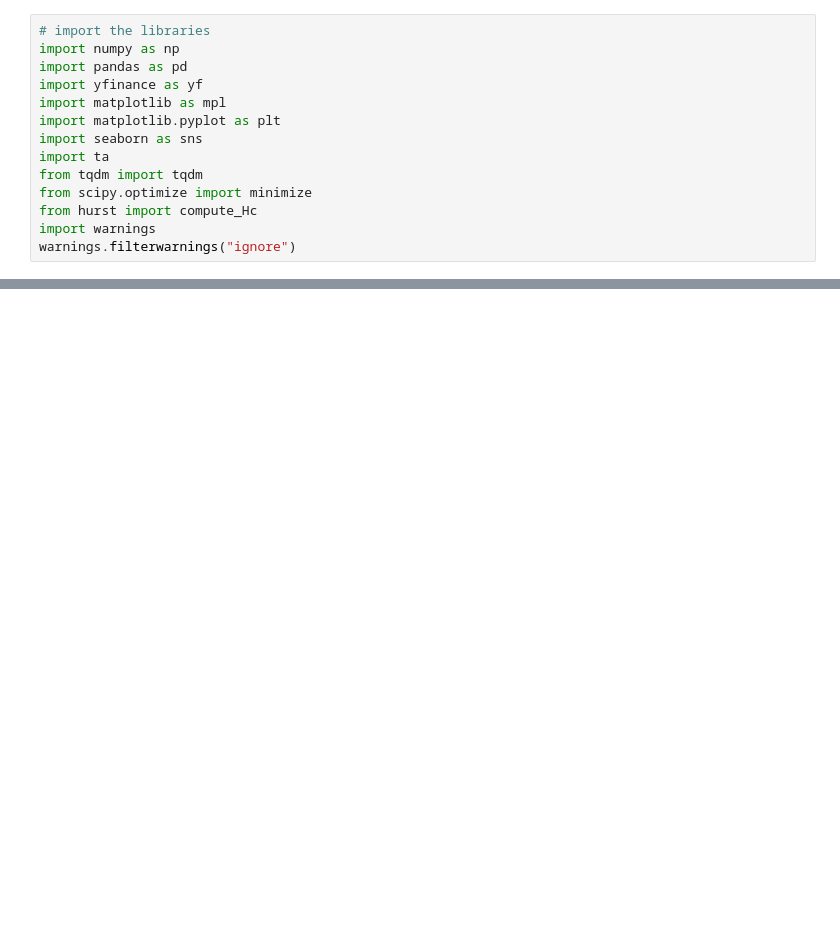
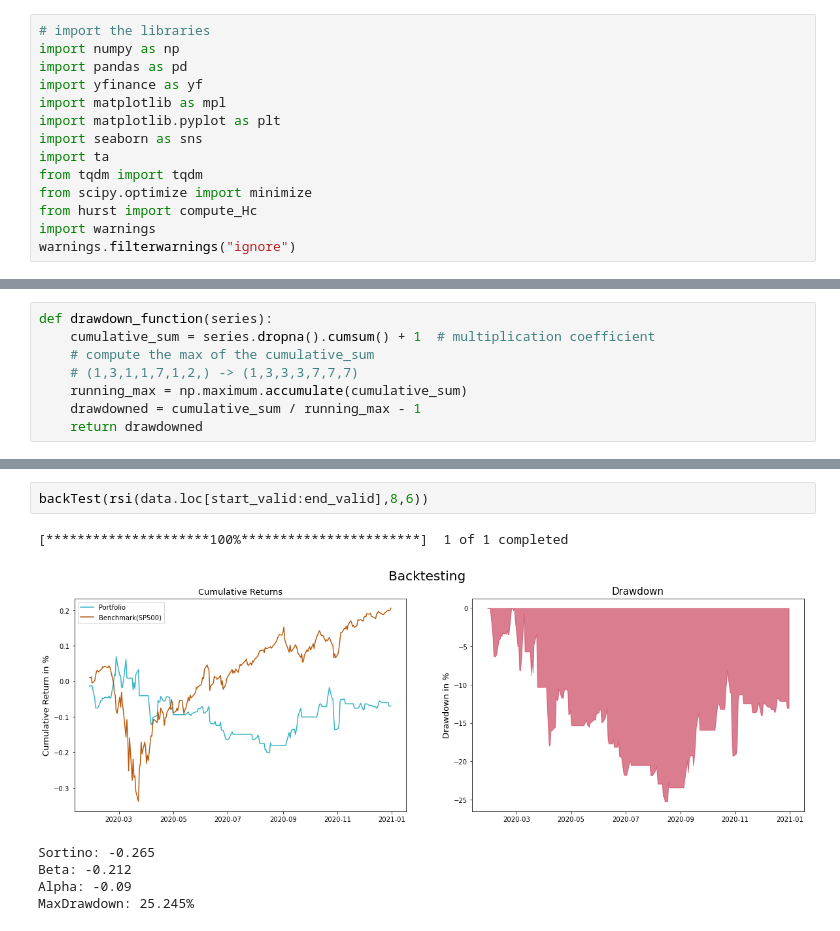
Before and after one commit to SlenderShield/Algorithmic_Trading_Python, a Jupyter notebook: best_parameter.ipynb, the cells around one changed output, grey strips where cells are left out. Saved outputs shown, nothing was run; the diff lists cells and outputs as text; blank space fills up the shorter version.

```diff
--- a/best_parameter.ipynb
+++ b/best_parameter.ipynb
@@ -73,0 +84,8 @@ def rsi(value, neutral, window):
+# %%
+def drawdown_function(series):
+	cumulative_sum = series.dropna().cumsum() + 1  # multiplication coefficient
+	# compute the max of the cumulative_sum
+	# (1,3,1,1,7,1,2,) -> (1,3,3,3,7,7,7)
+	running_max = np.maximum.accumulate(cumulative_sum)
+	drawdowned = cumulative_sum / running_max - 1
+	return drawdowned
@@ -125,0 +230,9 @@ def grid_param(data):
+# %%
+backTest(rsi(data.loc[start_valid:end_valid],8,6))
+# %% [output]
+[*********************100%***********************]  1 of 1 completed
+[figure, added]
+Sortino: -0.265
+Beta: -0.212
+Alpha: -0.09
+MaxDrawdown: 25.245%
```
Also changed, not shown: parts of 12 cells of this notebook, 5 other files.
